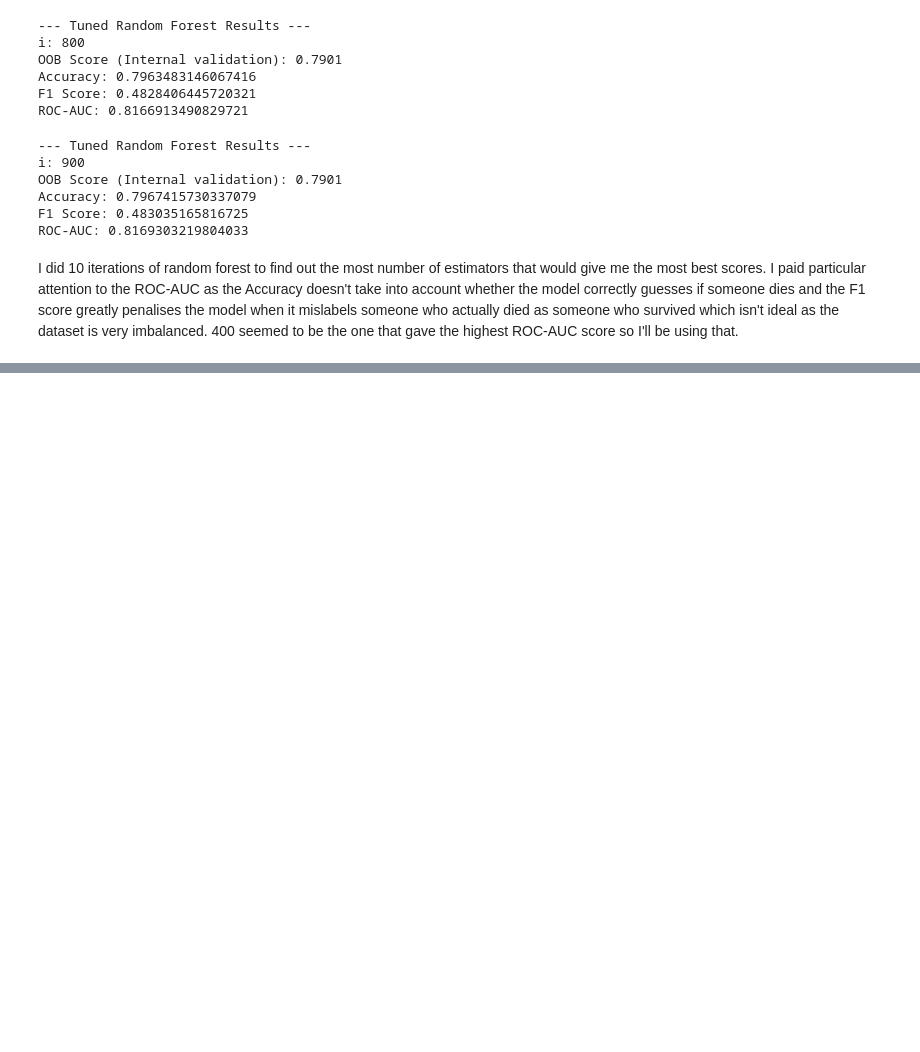
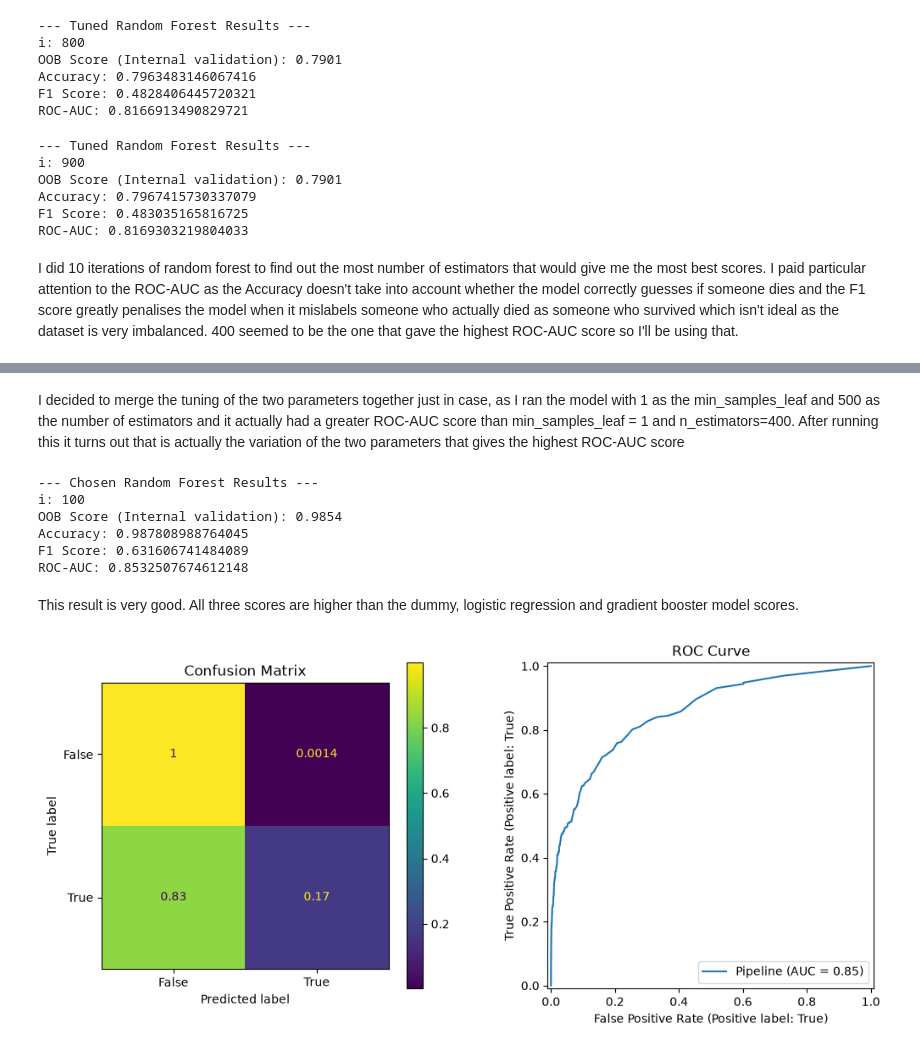
Before and after one commit to Aine-Coghlan/Himalayan-survivors, a Jupyter notebook: notebooks/03_model_comparison.ipynb, the cells around one changed output, grey strips where cells are left out. Saved outputs shown, nothing was run; the diff lists cells and outputs as text; code cells hidden in the pictures; blank space fills up the shorter version.

Commit message:
chose best model. working on visualistation and error analysis

```diff
--- a/notebooks/03_model_comparison.ipynb
+++ b/notebooks/03_model_comparison.ipynb
@@ -261,0 +358,53 @@ ROC-AUC: 0.8233530252889266
+# %% [markdown]
+I decided to merge the tuning of the two parameters together just in case, as I ran the model with 1 as the min_samples_leaf and 500 as the number of estimators and it actually had a greater ROC-AUC score than min_samples_leaf = 1 and n_estimators=400. After running this it turns out that is actually the variation of the two parameters that gives the highest ROC-AUC score
+# %%
+chosen_model = RandomForestClassifier(
+    n_estimators = 500,
+    max_features = "sqrt",
+    min_samples_leaf = 1,
+    oob_score = True,
+    n_jobs = -1,
+    class_weight = "balanced",
+    random_state=42
+)
+
+chosen_pipeline = Pipeline(steps = [("preprocessor", preprocessor), ("classifier", chosen_model)])
+chosen_pipeline.fit(X_train, y_train)
+chosen_predictions = chosen_pipeline.predict(X_test)
+chosen_probability = chosen_pipeline.predict_proba(X_test)[:,1]
+print("--- Chosen Random Forest Results ---")
+print("i:", i)
+print(f"OOB Score (Internal validation): {chosen_model.oob_score_:.4f}")
+print("Accuracy:", accuracy_score(y_test, chosen_predictions))
+print("F1 Score:", f1_score(y_test, chosen_predictions, average='macro'))
+print("ROC-AUC:", roc_auc_score(y_test, chosen_probability))
+# %% [output]
+--- Chosen Random Forest Results ---
+i: 100
+OOB Score (Internal validation): 0.9854
+Accuracy: 0.987808988764045
+F1 Score: 0.631606741484089
+ROC-AUC: 0.8532507674612148
+# %% [markdown]
+This result is very good. All three scores are higher than the dummy, logistic regression and gradient booster model scores.
+# %%
+import matplotlib.pyplot as plt
+from sklearn.metrics import ConfusionMatrixDisplay, RocCurveDisplay
+
+fig, ax = plt.subplots(1, 2, figsize=(12, 5))
+
+ConfusionMatrixDisplay.from_estimator(
+    chosen_pipeline, X_test, y_test,
+    ax=ax[0],
+    normalize = "true")
+ax[0].set_title("Confusion Matrix")
+
+RocCurveDisplay.from_estimator(
+    chosen_pipeline, X_test, y_test,
+    ax=ax[1])
+ax[1].set_title("ROC Curve")
+
+
+plt.show()
+# %% [output]
+[figure, added]
```
Also changed, not shown: parts of 9 cells of this notebook, 1 other file.
